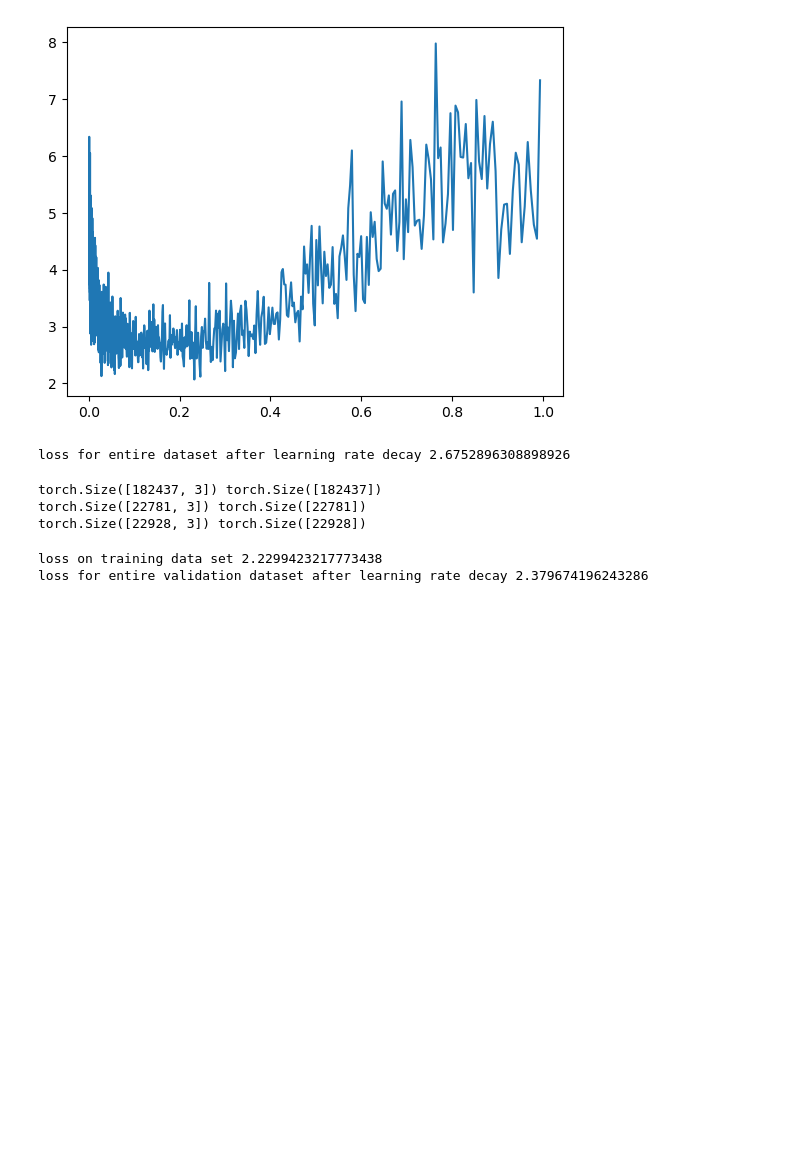
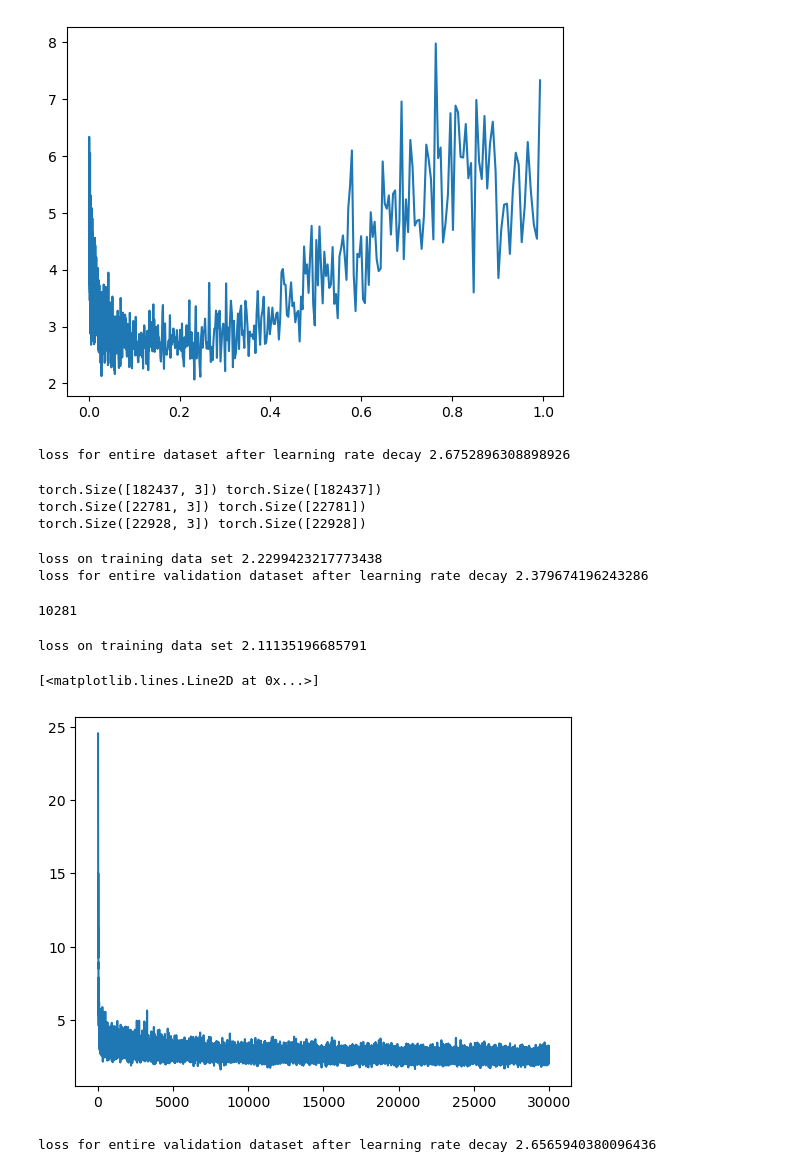
Before and after one commit to pxsitivevxbess/multi-layer-perceptron-char-prediction, a Jupyter notebook: multi-layer-perceptron.ipynb, the cells around one changed output. Cells and saved outputs as stored; diff of their text form; code cells hidden in the pictures; blank space fills up the shorter version.

Commit message:
increasing the embedding size, increasing the size of neural network by increasing the number of neuron in hidden layer

```diff
--- a/multi-layer-perceptron.ipynb
+++ b/multi-layer-perceptron.ipynb
@@ -414,3 +414,73 @@ loss for entire validation dataset after learning rate decay 2.379674196243286
 #13. Increasing the size of neural network(i.e increasing number of parameters of neural net)
 
 #1. Our neural net have following params: each character is embedded in to 2 dimenstional vector
+#2. Layer-1 have 6 weights and 100 biases
+#3. Layer-2 have 100 weights and 27 biases
+
+#4. Increases neuron in layer-1 from 100 to 300 hence bias also and hence weights in layer-2
+
+noOfDimensionForCharEmbedding = 2
+noOfColAfterFlattening = block_size*noOfDimensionForCharEmbedding
+
+g = torch.Generator().manual_seed(2147483647) # for reproducibility
+charEmbeddings = torch.randn((27,noOfDimensionForCharEmbedding),generator=g,requires_grad=True)
+weightLayer1 = torch.randn((noOfColAfterFlattening, 300), generator=g, requires_grad=True)
+biasLayer1 = torch.randn(300, generator=g, requires_grad=True)
+weightLayer2 = torch.randn((300, 27), generator=g, requires_grad=True)
+biasLayer2 = torch.randn(27, generator=g, requires_grad=True)
+parameters = [charEmbeddings, weightLayer1,biasLayer1,weightLayer2,biasLayer2]
+
+sum(p.nelement() for p in parameters) # number of parameters in total
+
+#5. Earlier we had 3k params now we have 10k params
+# %% [output]
+10281
+# %%
+#14. Training new model with increased params on train dataset
+
+#1. Changing learning rate to 0.1 i.e without decay
+lossi = [] #loss for i th step
+stepsi = [] # step
+for i in range(30000):
+    noOfWindowsToBeUsedPerLearningStep = 32
+    randomSlidingWindowsUsed = torch.randint(0, inputContextTrain.shape[0], (noOfWindowsToBeUsedPerLearningStep,))
+    inputForLayer1 = charEmbeddings[inputContextTrain[randomSlidingWindowsUsed]]
+    inputForLayer1 = inputForLayer1.view(noOfWindowsToBeUsedPerLearningStep, noOfColAfterFlattening)
+    h = torch.tanh(inputForLayer1@weightLayer1+biasLayer1)
+    logits = h@weightLayer2+biasLayer2
+    loss = F.cross_entropy(logits,outputCharacterTrain[randomSlidingWindowsUsed])
+    for p in parameters:
+        p.grad = None
+    loss.backward()
+    for p in parameters:
+        p.data += -0.1*p.grad  #will start with 0.1 without decay
+    lossi.append(loss.item())
+    stepsi.append(i)
+
+print("loss on training data set",loss.item())
+# %% [output]
+loss on training data set 2.11135196685791
+# %%
+plt.plot(stepsi,lossi) #x-axis-> step and y-axis-> loss
+#Even when we are training further loss is not coming down we can see from 5000 learning step beyond loss is not coming, neural net
+#unable to learn any new thing
+# %% [output]
+[<matplotlib.lines.Line2D at 0x...>]
+[figure, added]
+# %%
+#15. Testing NEW neural network performance for the VALIDATION data set
+inputForLayerOne = charEmbeddings[inputContextValidation]
+inputForLayerOne = inputForLayerOne.view(len(inputContextValidation), noOfColAfterFlattening)
+h = torch.tanh(inputForLayerOne@weightLayer1+biasLayer1)
+logits = h@weightLayer2+biasLayer2
+loss = F.cross_entropy(logits,outputCharacterValidation)
+print("loss for entire validation dataset",loss.item())
+
+#1. Performance is not that great for traindataset we had 2.1 loss and for validation we have 2.6 loss which is a big difference
+#2. Reason:
+#a. We have increased number of params 3 times so neural net may take more time to train
+#b. Each leaning step we only take 32 window context which might be too small because it might be that we have too much
+#noise(means too much distinctive different from each other context) in training that it cant learn anything
+#c. We have embedded each character to 2 dimensional vector we can increase the dimensionality as well
+# %% [output]
+loss for entire validation dataset after learning rate decay 2.6565940380096436
```
Also changed, not shown: parts of 6 cells of this notebook.
